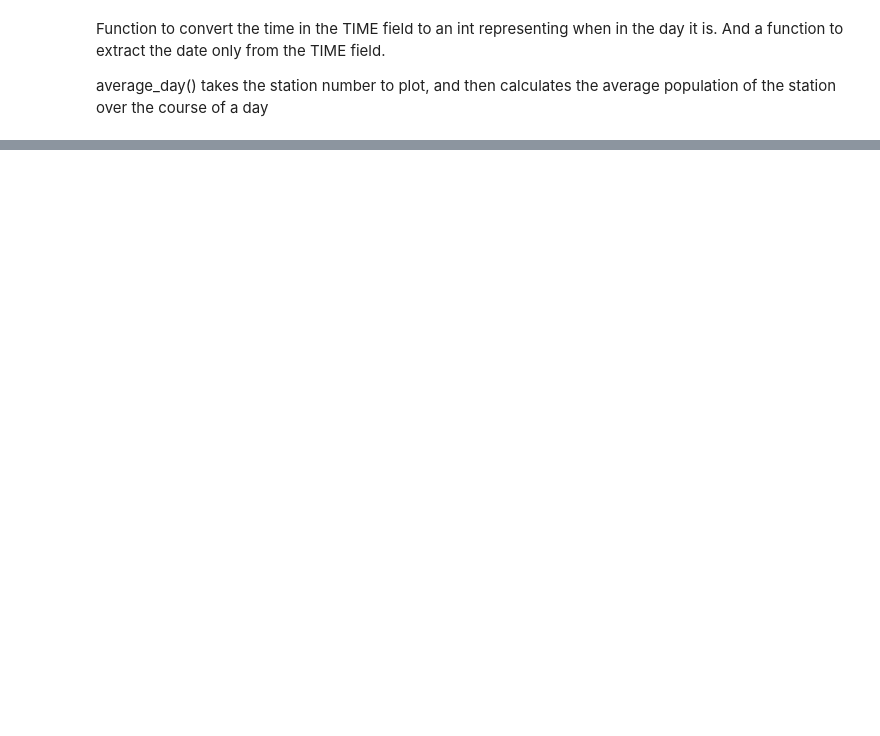
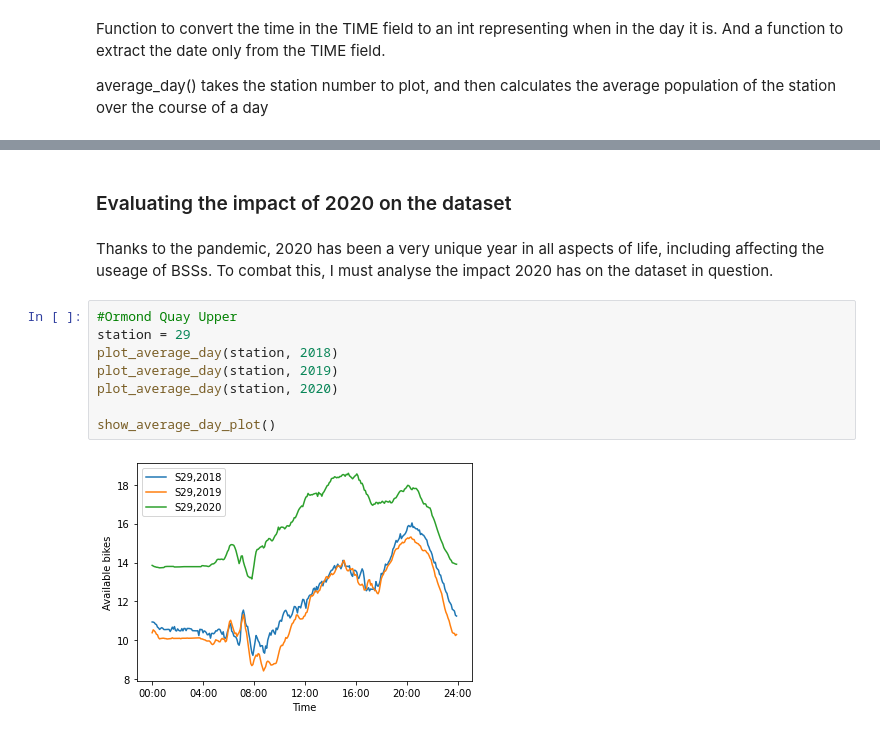
Before and after one commit to t1goe/FYP-bss-rebalancing, a Jupyter notebook: notebook.ipynb, the cells around one changed output, grey strips where cells are left out. Drawn from its saved outputs; the diff is of its cells as text; blank space fills up the shorter version.

```diff
--- a/notebook.ipynb
+++ b/notebook.ipynb
@@ -118,0 +152,14 @@ NameError: name 'times' is not defined
+# %% [markdown]
+### Evaluating the impact of 2020 on the dataset
+# %% [markdown]
+Thanks to the pandemic, 2020 has been a very unique year in all aspects of life, including affecting the useage of BSSs. To combat this, I must analyse the impact 2020 has on the dataset in question.
+# %%
+#Ormond Quay Upper
+station = 29
+plot_average_day(station, 2018)
+plot_average_day(station, 2019)
+plot_average_day(station, 2020)
+
+show_average_day_plot()
+# %% [output]
+[figure, added]
```
Also changed, not shown: parts of 15 cells of this notebook.
